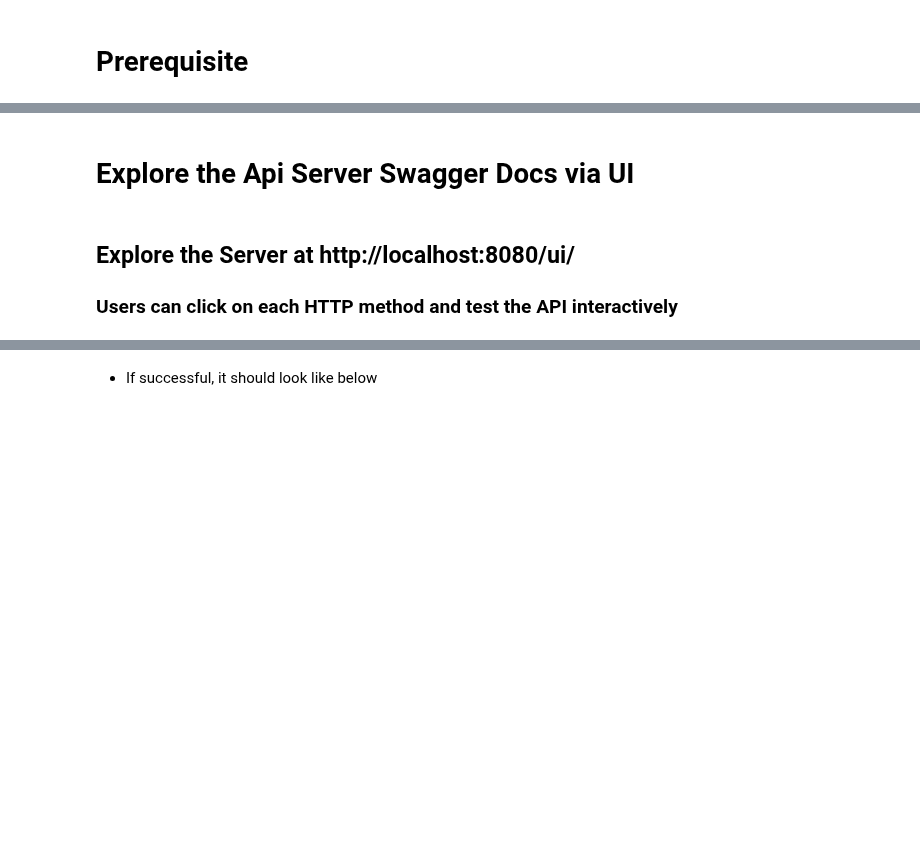
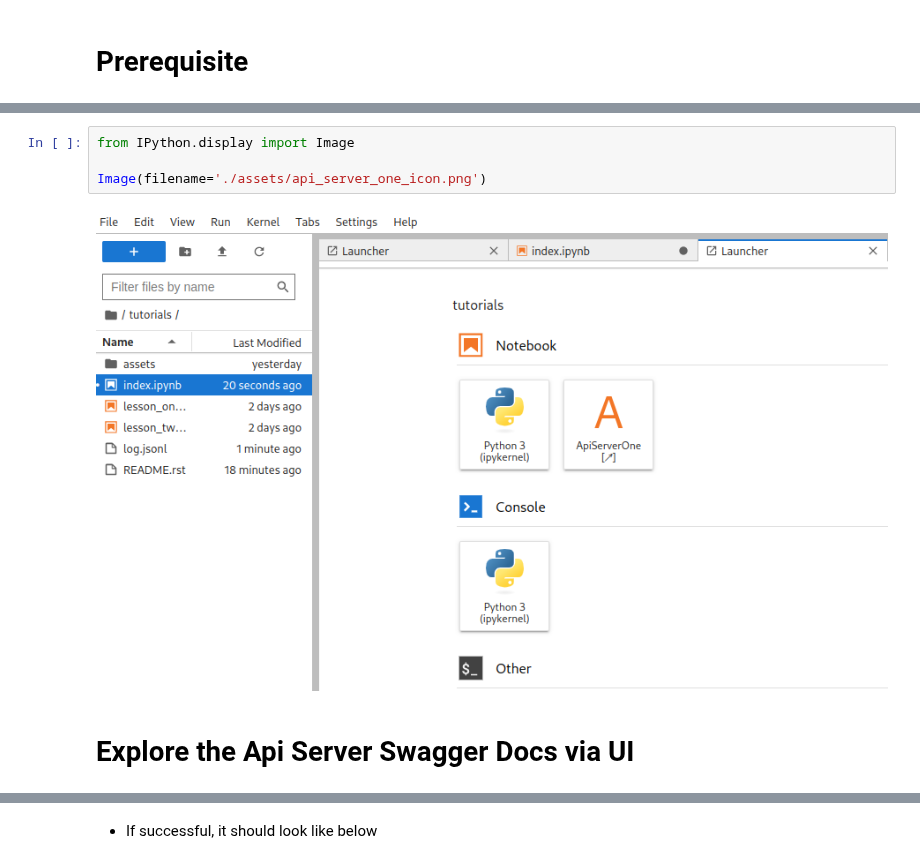
Before and after one commit to kenho811/api_compose, a Jupyter notebook: tutorials/index.ipynb, the cells around one changed output, grey strips where cells are left out. Cells and saved outputs as stored; diff of their text form; blank space fills up the shorter version.

```diff
--- a/tutorials/index.ipynb
+++ b/tutorials/index.ipynb
@@ -83,6 +13,8 @@ INFO:werkzeug:127.0.0.1 - - [24/Sep/2023 17:06:21] "GET /swagger.json HTTP/1.1"
+# %%
+from IPython.display import Image
+
+Image(filename='./assets/api_server_one_icon.png')
+# %% [output]
+[figure, added]
 # %% [markdown]
 # Explore the Api Server Swagger Docs via UI
-# %% [markdown]
-## Explore the Server at http://localhost:8080/ui/
-
-### Users can click on each HTTP method and test the API interactively
```
Also changed, not shown: parts of 10 cells of this notebook.
